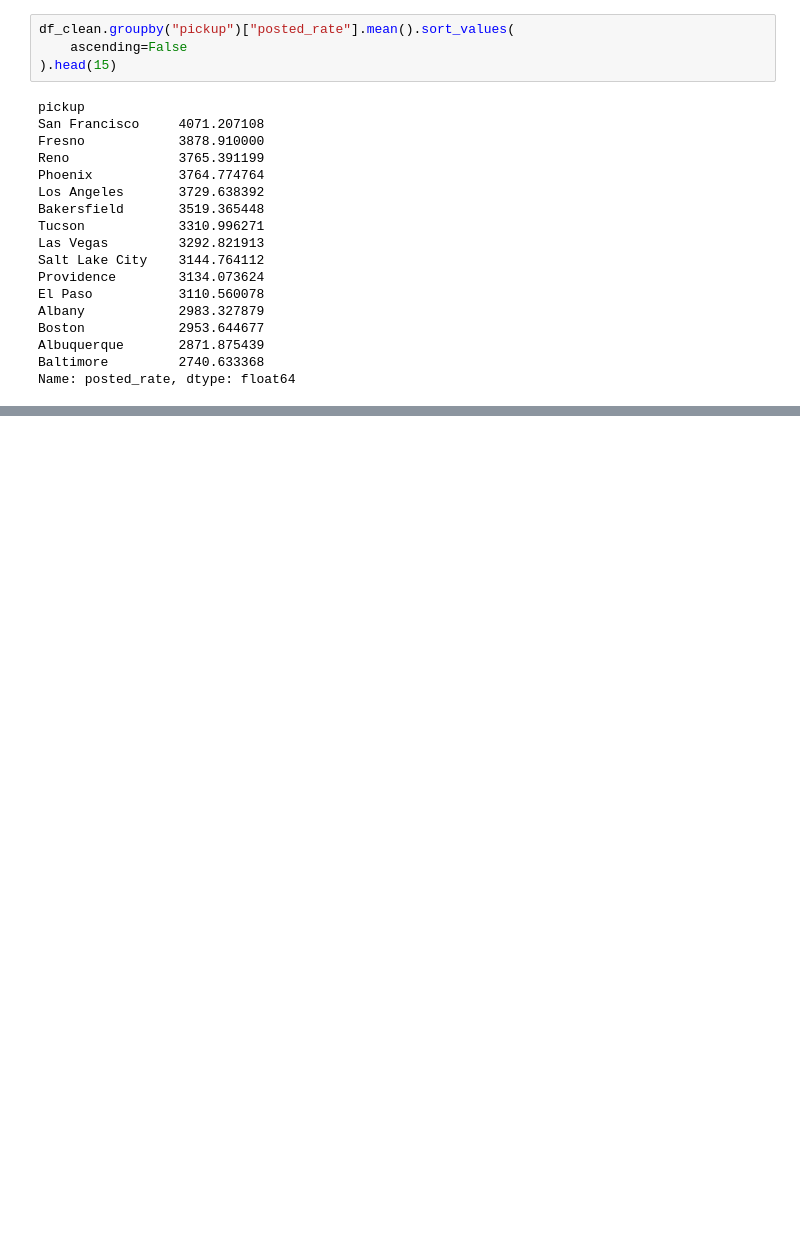
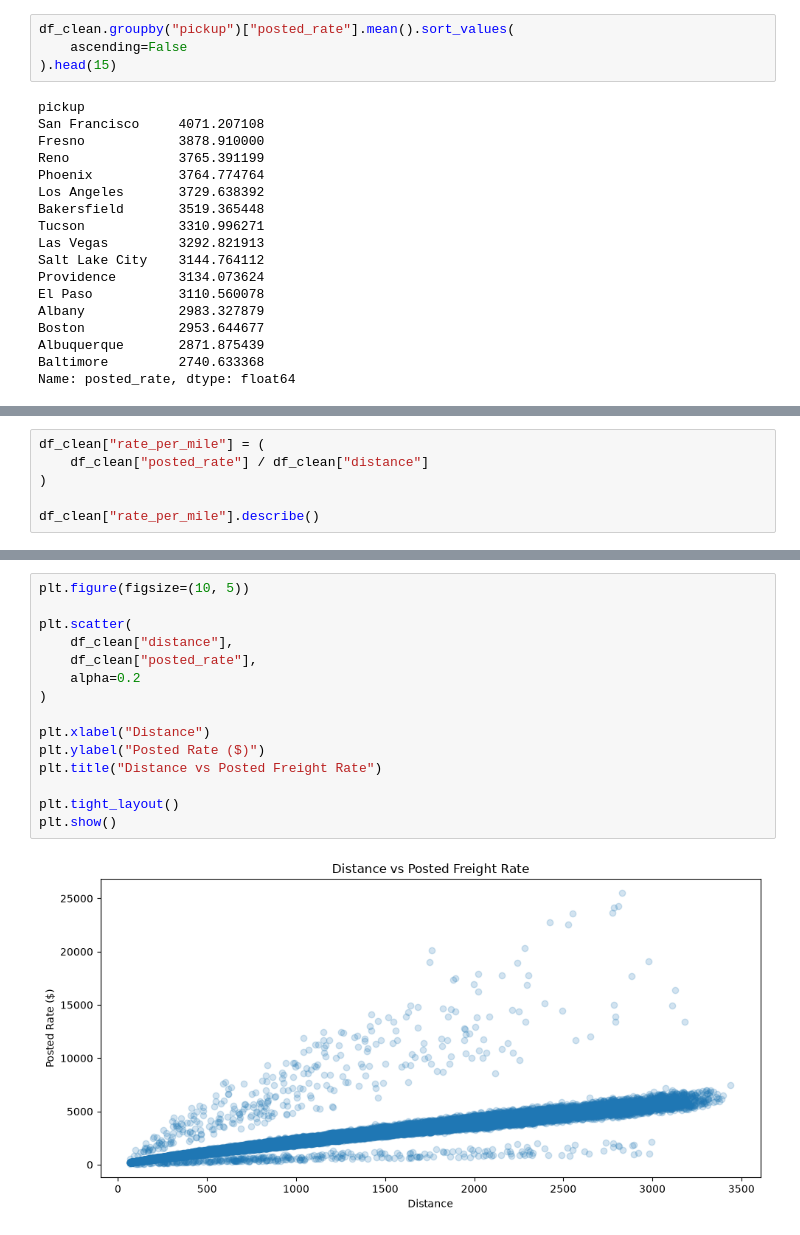
Before and after one commit to shanecoutinho/spotter-freight-rate, a Jupyter notebook: notebooks/01_exploratory_data_analysis.ipynb, the cells around one changed output, grey strips where cells are left out. Cells and saved outputs as stored; diff of their text form; blank space fills up the shorter version.

```diff
--- a/notebooks/01_exploratory_data_analysis.ipynb
+++ b/notebooks/01_exploratory_data_analysis.ipynb
@@ -582,0 +601,6 @@ df_clean.groupby("delivery")["posted_rate"].mean().sort_values(
+# %%
+df_clean["rate_per_mile"] = (
+    df_clean["posted_rate"] / df_clean["distance"]
+)
+
+df_clean["rate_per_mile"].describe()
@@ -582,0 +641,17 @@ df_clean.groupby("delivery")["posted_rate"].mean().sort_values(
+# %%
+plt.figure(figsize=(10, 5))
+
+plt.scatter(
+    df_clean["distance"],
+    df_clean["posted_rate"],
+    alpha=0.2
+)
+
+plt.xlabel("Distance")
+plt.ylabel("Posted Rate ($)")
+plt.title("Distance vs Posted Freight Rate")
+
+plt.tight_layout()
+plt.show()
+# %% [output]
+[figure, added]
```
Also changed, not shown: parts of 22 cells of this notebook.
